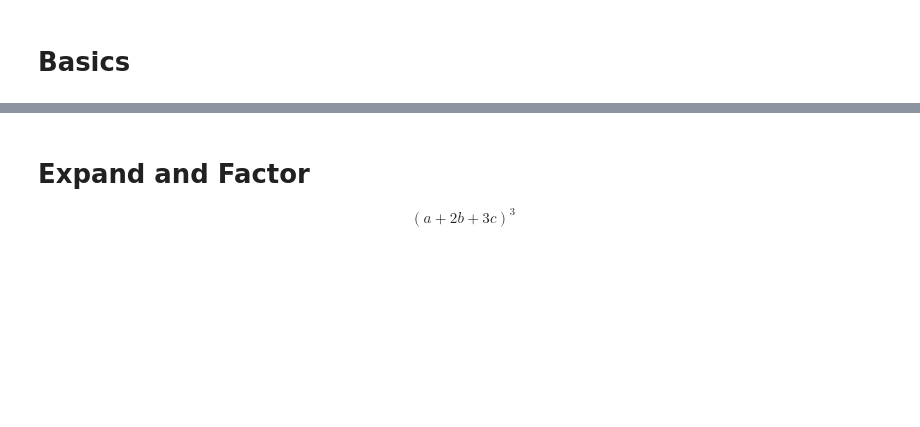
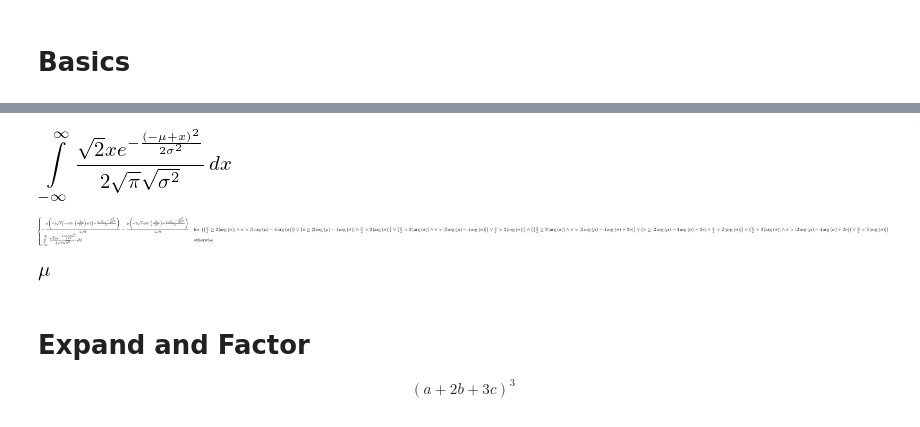
Before and after one commit to HayaoSuzuki/pyconjp2018, a Jupyter notebook: 180917slide.ipynb, the cells around one changed output, grey strips where cells are left out. Drawn from its saved outputs; the diff is of its cells as text; code cells hidden in the pictures; blank space fills up the shorter version.

```diff
--- a/180917slide.ipynb
+++ b/180917slide.ipynb
@@ -131,3 +133,27 @@ I used Mathematica when I was undergraduate, but I lost my student license when
+# %%
+from sympy import Integral, Symbol, exp, oo, pi, sqrt
+
+x = Symbol("x")
+mu = Symbol("mu")
+sigma = Symbol("sigma")
+f = (x / sqrt(2 * pi * sigma**2)) *  exp(-((x - mu)**2) / (2 * sigma**2))
+expr = Integral(f, (x, -oo, oo))
+expr
+# %% [output]
+[figure, added]
+# %%
+expr.doit()  # What's happen?
+# %% [output]
+[figure, added]
+# %%
+x = Symbol("x")
+mu = Symbol("mu", real=True)  # mu should be Real
+sigma = Symbol("sigma", real=True, positive=True) # sigma should be Real and Positive value
+f = (x / sqrt(2 * pi * sigma**2)) *  exp(-((x - mu)**2) / (2 * sigma**2))
+expr = Integral(f, (x, -oo, oo))
+expr.doit()  # OK, I expected.
+# %% [output]
+[figure, added]
 # %% [markdown]
 # Expand and Factor
 
```
Also changed, not shown: parts of 20 cells of this notebook.
